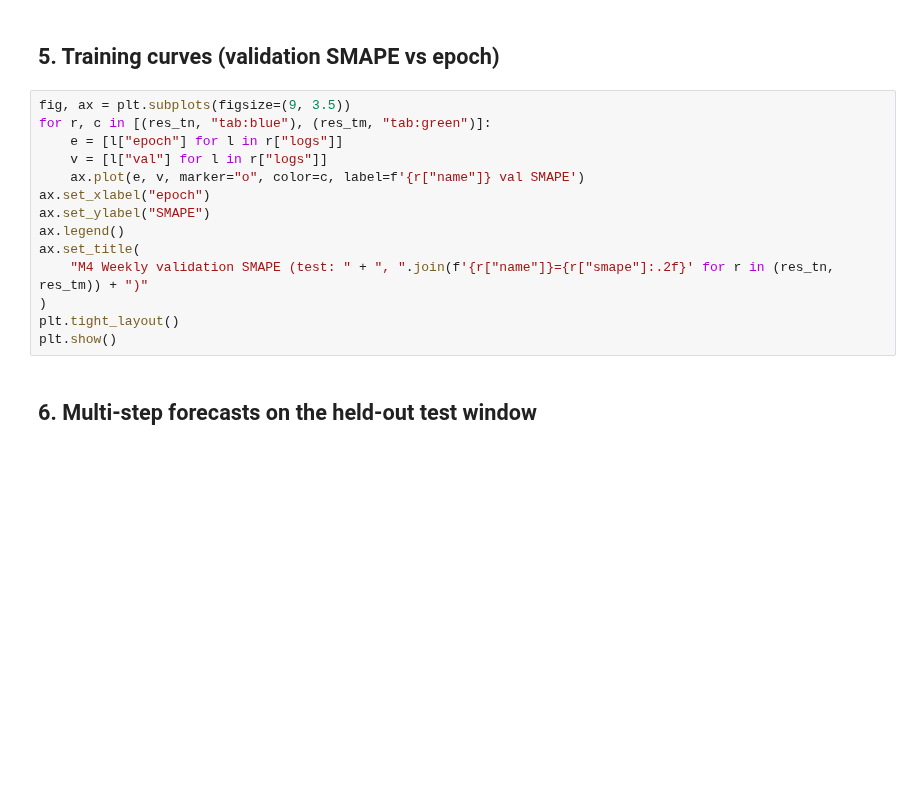
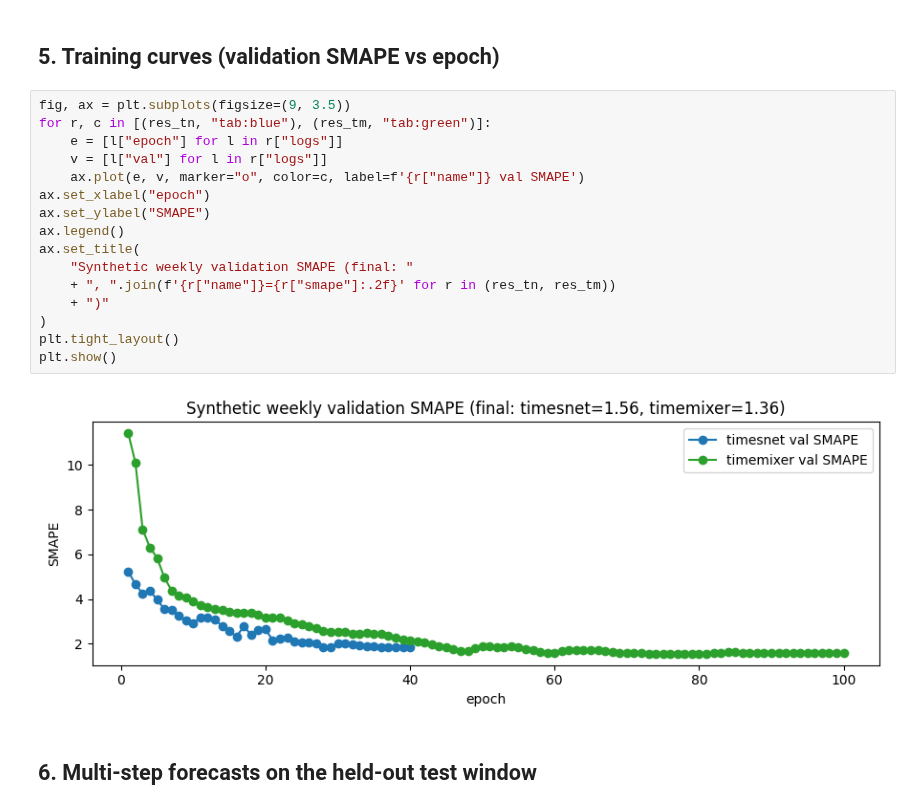
Before and after one commit to LongxingTan/Time-series-prediction, a Jupyter notebook: docs/source/tutorials/timesnet_timemixer_m4_demo.ipynb, the cells around one changed output. Cells and saved outputs as stored; diff of their text form; blank space fills up the shorter version.

```diff
--- a/docs/source/tutorials/timesnet_timemixer_m4_demo.ipynb
+++ b/docs/source/tutorials/timesnet_timemixer_m4_demo.ipynb
@@ -109,17 +150,21 @@ print(f"{res_tm['name']:<10s} SMAPE={res_tm['smape']:.3f}  MAE={res_tm['mae']:.1
 # %%
 fig, ax = plt.subplots(figsize=(9, 3.5))
 for r, c in [(res_tn, "tab:blue"), (res_tm, "tab:green")]:
     e = [l["epoch"] for l in r["logs"]]
     v = [l["val"] for l in r["logs"]]
     ax.plot(e, v, marker="o", color=c, label=f'{r["name"]} val SMAPE')
 ax.set_xlabel("epoch")
 ax.set_ylabel("SMAPE")
 ax.legend()
 ax.set_title(
-    "M4 Weekly validation SMAPE (test: " + ", ".join(f'{r["name"]}={r["smape"]:.2f}' for r in (res_tn, res_tm)) + ")"
+    "Synthetic weekly validation SMAPE (final: "
+    + ", ".join(f'{r["name"]}={r["smape"]:.2f}' for r in (res_tn, res_tm))
+    + ")"
 )
 plt.tight_layout()
 plt.show()
+# %% [output]
+[figure, added]
 # %% [markdown]
 ## 6. Multi-step forecasts on the held-out test window
 # %%
```
Also changed, not shown: parts of 8 cells of this notebook, 24 other files.
